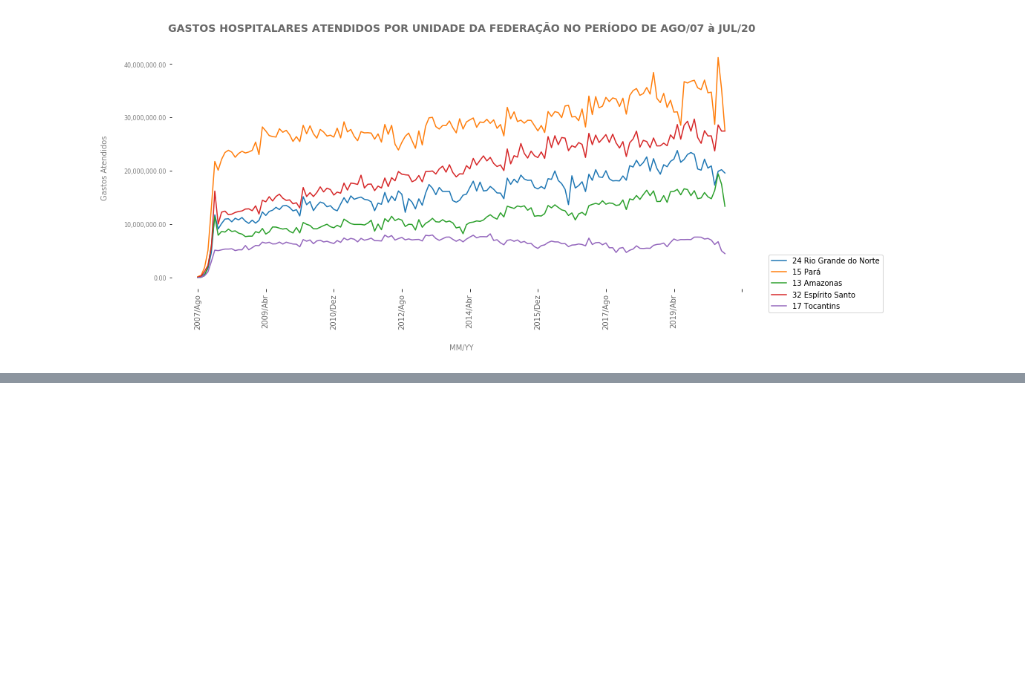
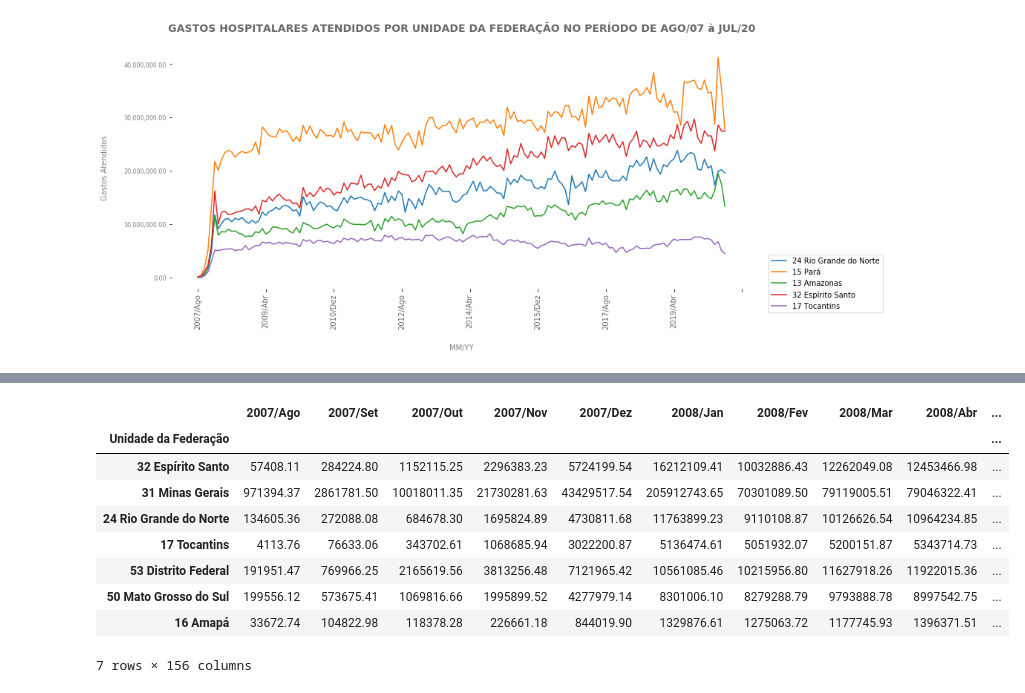
Before and after one commit to daianeklein/bootcamp-Alura, a Jupyter notebook: Bootcamp-DSAplicada.ipynb, the cells around one changed output, grey strips where cells are left out. Saved outputs shown, nothing was run; the diff lists cells and outputs as text; code cells hidden in the pictures; blank space fills up the shorter version.

```diff
--- a/Bootcamp-DSAplicada.ipynb
+++ b/Bootcamp-DSAplicada.ipynb
@@ -446,0 +492,17 @@ plt.show()
+# %%
+# definindo o seed
+np.random.seed(687942)
+
+# mostrando o dataframe
+usaveis.sample(n=7)
+# %% [output]
+|  | 2007/Ago | 2007/Set | 2007/Out | 2007/Nov | 2007/Dez | 2008/Jan | 2008/Fev | 2008/Mar | 2008/Abr | ... |
+| Unidade da Federação |  |  |  |  |  |  |  |  |  | ... |
+| 32 Espírito Santo | 57408.11 | 284224.80 | 1152115.25 | 2296383.23 | 5724199.54 | 16212109.41 | 10032886.43 | 12262049.08 | 12453466.98 | ... |
+| 31 Minas Gerais | 971394.37 | 2861781.50 | 10018011.35 | 21730281.63 | 43429517.54 | 205912743.65 | 70301089.50 | 79119005.51 | 79046322.41 | ... |
+| 24 Rio Grande do Norte | 134605.36 | 272088.08 | 684678.30 | 1695824.89 | 4730811.68 | 11763899.23 | 9110108.87 | 10126626.54 | 10964234.85 | ... |
+| 17 Tocantins | 4113.76 | 76633.06 | 343702.61 | 1068685.94 | 3022200.87 | 5136474.61 | 5051932.07 | 5200151.87 | 5343714.73 | ... |
+| 53 Distrito Federal | 191951.47 | 769966.25 | 2165619.56 | 3813256.48 | 7121965.42 | 10561085.46 | 10215956.80 | 11627918.26 | 11922015.36 | ... |
+| 50 Mato Grosso do Sul | 199556.12 | 573675.41 | 1069816.66 | 1995899.52 | 4277979.14 | 8301006.10 | 8279288.79 | 9793888.78 | 8997542.75 | ... |
+| 16 Amapá | 33672.74 | 104822.98 | 118378.28 | 226661.18 | 844019.90 | 1329876.61 | 1275063.72 | 1177745.93 | 1396371.51 | ... |
+7 rows × 156 columns
```
Also changed, not shown: parts of 6 cells of this notebook.
